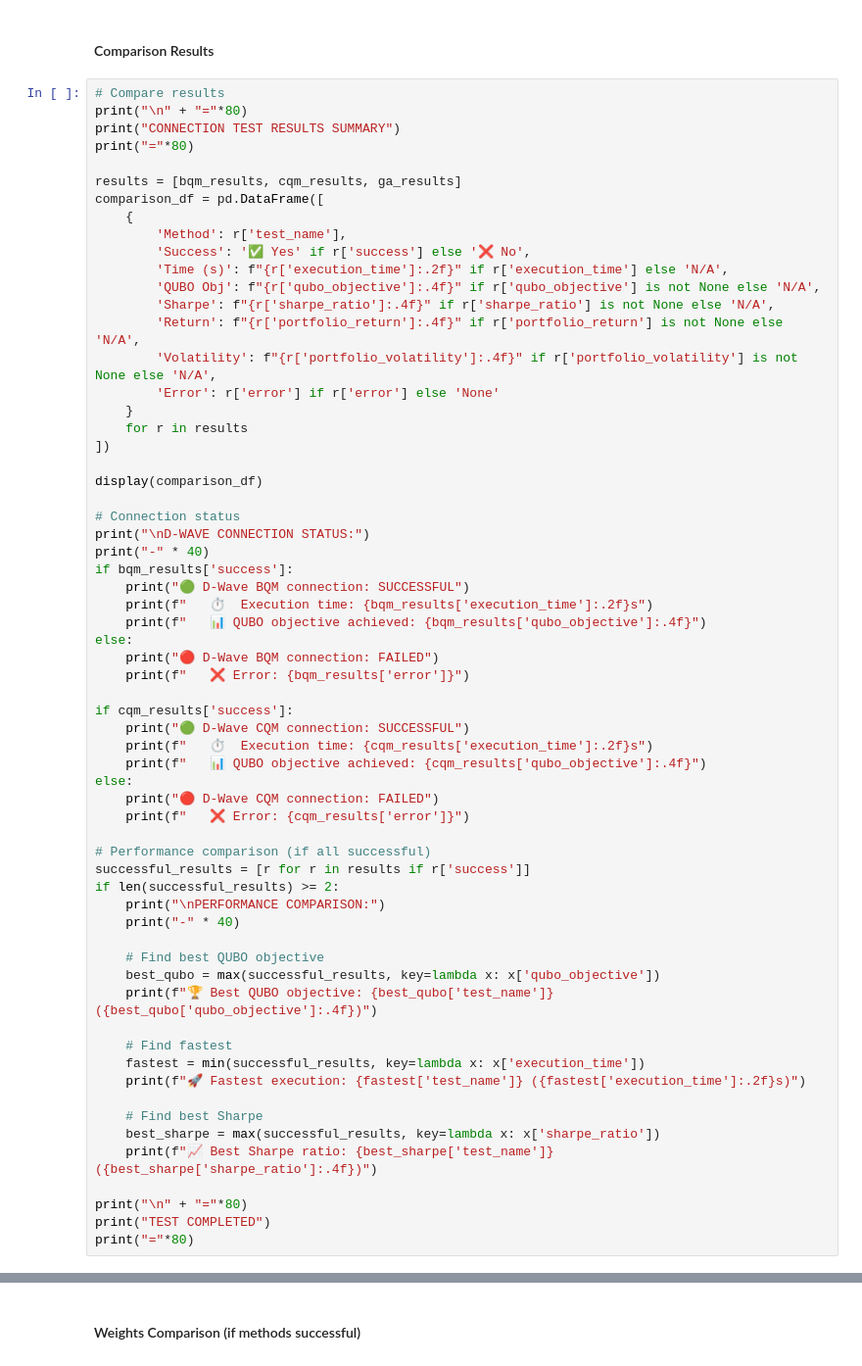
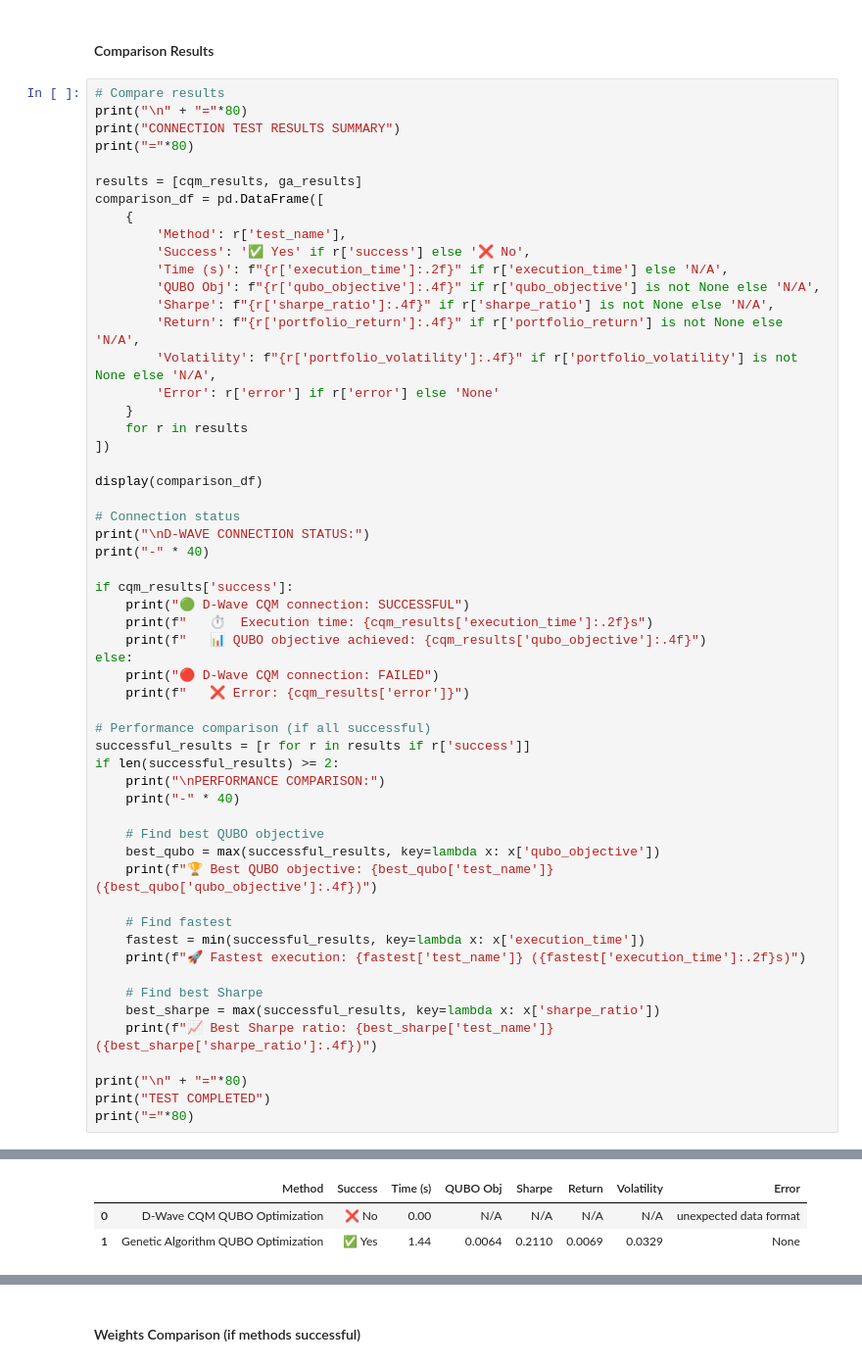
Before and after one commit to bvcmartins/quantum_portfolio, a Jupyter notebook: src/qubo/dwave_run_test.ipynb, the cells around one changed output, grey strips where cells are left out. Shown at 98% size. Cells and saved outputs as stored; diff of their text form.

```diff
--- a/src/qubo/dwave_run_test.ipynb
+++ b/src/qubo/dwave_run_test.ipynb
@@ -269,7 +318,7 @@ print("\n" + "="*80)
 print("CONNECTION TEST RESULTS SUMMARY")
 print("="*80)
 
-results = [bqm_results, cqm_results, ga_results]
+results = [cqm_results, ga_results]
 comparison_df = pd.DataFrame([
     {
         'Method': r['test_name'],
@@ -289,13 +338,6 @@ display(comparison_df)
 # Connection status
 print("\nD-WAVE CONNECTION STATUS:")
 print("-" * 40)
-if bqm_results['success']:
-    print("🟢 D-Wave BQM connection: SUCCESSFUL")
-    print(f"   ⏱️  Execution time: {bqm_results['execution_time']:.2f}s")
-    print(f"   📊 QUBO objective achieved: {bqm_results['qubo_objective']:.4f}")
-else:
-    print("🔴 D-Wave BQM connection: FAILED")
-    print(f"   ❌ Error: {bqm_results['error']}")
 
 if cqm_results['success']:
     print("🟢 D-Wave CQM connection: SUCCESSFUL")
@@ -326,3 +368,4 @@ if len(successful_results) >= 2:
 print("\n" + "="*80)
 print("TEST COMPLETED")
 print("="*80)
+# %% [output]
@@ -328,0 +375,3 @@ print("="*80)
+|  | Method | Success | Time (s) | QUBO Obj | Sharpe | Return | Volatility | Error |
+| 0 | D-Wave CQM QUBO Optimization | ❌ No | 0.00 | N/A | N/A | N/A | N/A | unexpected data format |
+| 1 | Genetic Algorithm QUBO Optimization | ✅ Yes | 1.44 | 0.0064 | 0.2110 | 0.0069 | 0.0329 | None |
```
Also changed, not shown: parts of 16 cells of this notebook, 28 other files.
